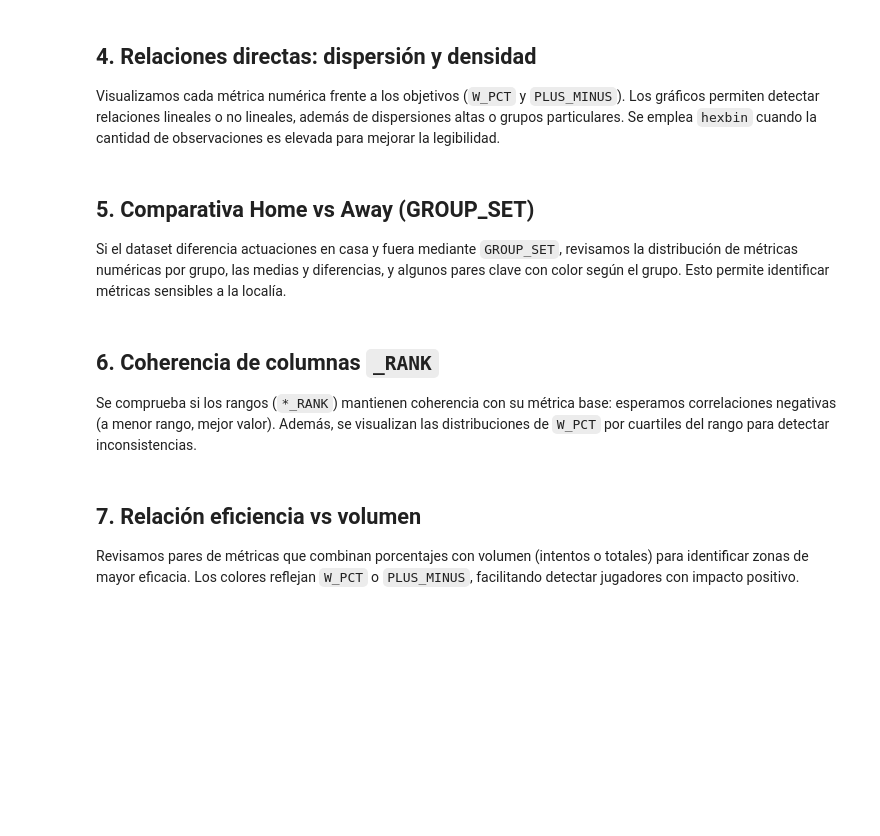
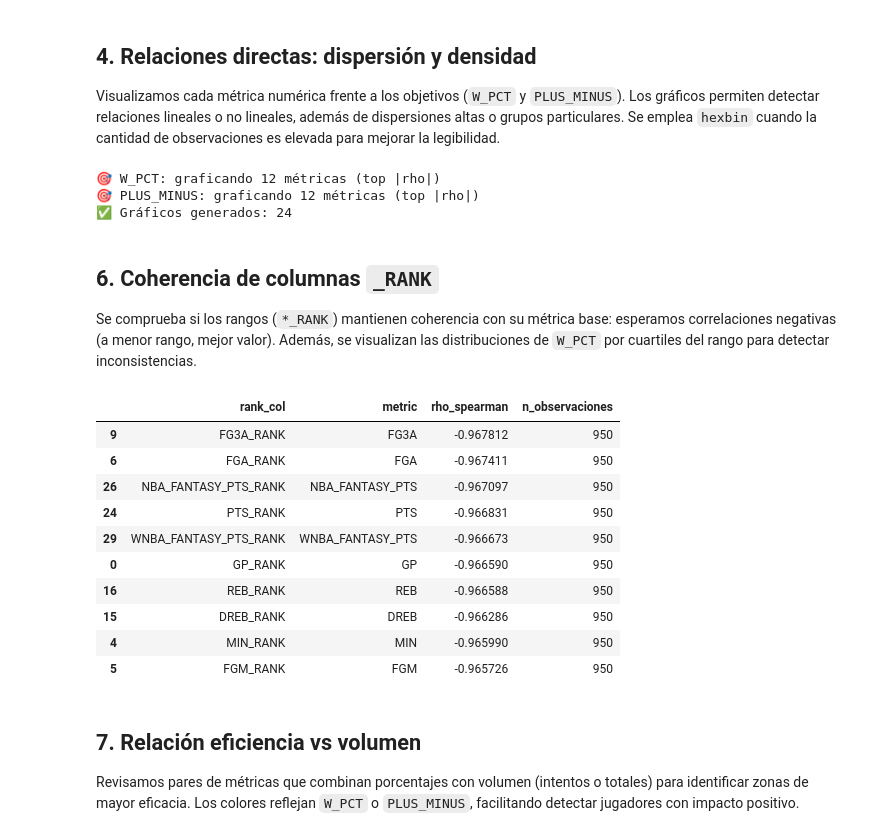
Before and after one commit to diazpablogon/BasketballAnalysis, a Jupyter notebook: 02_processing_data/02a_WL_prediction/02a_params/02a_dashboard.ipynb, the cells around one changed output. Saved outputs shown, nothing was run; the diff lists cells and outputs as text; code cells hidden in the pictures; blank space fills up the shorter version.

```diff
--- a/02_processing_data/02a_WL_prediction/02a_params/02a_dashboard.ipynb
+++ b/02_processing_data/02a_WL_prediction/02a_params/02a_dashboard.ipynb
@@ -220,38 +336,56 @@ else:
 
 Visualizamos cada métrica numérica frente a los objetivos (`W_PCT` y `PLUS_MINUS`). Los gráficos permiten detectar relaciones lineales o no lineales, además de dispersiones altas o grupos particulares. Se emplea `hexbin` cuando la cantidad de observaciones es elevada para mejorar la legibilidad.
 # %%
+# === Parámetros de selección de gráficos ===
+TOP_N_PER_TARGET = 12  # cambia a 4, 10, etc.
+
 def plot_metric_vs_target(metric: str, target: str) -> None:
     if metric not in df.columns or target not in df.columns or df.empty:
         return
     data = df[[metric, target]].dropna()
+    # filtros de calidad mínima
     if data.shape[0] < 15 or data[metric].nunique() <= 3 or data[target].nunique() <= 3:
         return
+
     fig, ax = plt.subplots(figsize=(8, 6))
     if data.shape[0] > 500:
         hb = ax.hexbin(data[metric], data[target], gridsize=30, cmap="viridis", mincnt=1)
         cb = fig.colorbar(hb, ax=ax)
         cb.set_label("Densidad de observaciones")
     else:
-        ax.scatter(data[metric], data[target], alpha=0.6, edgecolor="none", s=35, color="#1f77b4")
+        ax.scatter(data[metric], data[target], alpha=0.6, edgecolor="none", s=35)
+
     ax.set_title(f"{metric} vs {target}")
     ax.set_xlabel(metric)
     ax.set_ylabel(target)
     ax.grid(True, linestyle="--", alpha=0.4)
     plt.tight_layout()
-    save_figure(fig, ensure_dir(FIGURES_DIR / "scatter") / f"{safe_filename(metric)}_vs_{safe_filename(target)}.png")
+
+    out_dir = ensure_dir(FIGURES_DIR / "scatter" / safe_filename(target))
+    out_path = out_dir / f"{safe_filename(metric)}_vs_{safe_filename(target)}.png"
+    save_figure(fig, out_path)
     plt.close(fig)
 
-if not df.empty and target_cols:
-    processed = 0
-    for metric in [c for c in num_cols if c in df.columns]:
-        if metric in target_cols:
+# === Selección de métricas a graficar por target usando correlaciones existentes ===
+if not df.empty and 'corr_tables' in locals() and corr_tables:
+    total_plots = 0
+    for target, corr_df in corr_tables.items():
+        if corr_df.empty:
             continue
-        for target in target_cols:
+        # Top-N por |rho|
+        top_vars = (
+            corr_df.reindex(corr_df["rho_spearman"].abs().sort_values(ascending=False).index)
+                  .head(TOP_N_PER_TARGET)["variable"]
+                  .tolist()
+        )
+        print(f"🎯 {target}: graficando {len(top_vars)} métricas (top |rho|)")
+        for metric in top_vars:
             plot_metric_vs_target(metric, target)
-        processed += 1
-        if processed % 10 == 0:
-            print(f"Procesadas {processed} métricas para gráficos de dispersión/hexbin...")
+            total_plots += 1
+    print(f"✅ Gráficos generados: {total_plots}")
+else:
+    warnings.warn("No hay corr_tables disponibles; genera correlaciones primero para seleccionar las métricas más informativas.")
+# %% [output]
+🎯 W_PCT: graficando 12 métricas (top |rho|)
+🎯 PLUS_MINUS: graficando 12 métricas (top |rho|)
+✅ Gráficos generados: 24
-# %% [markdown]
-## 5. Comparativa Home vs Away (GROUP_SET)
-
-Si el dataset diferencia actuaciones en casa y fuera mediante `GROUP_SET`, revisamos la distribución de métricas numéricas por grupo, las medias y diferencias, y algunos pares clave con color según el grupo. Esto permite identificar métricas sensibles a la localía.
@@ -374,37 +410,60 @@ else:
         rho = data[metric].corr(data[rank_col], method="spearman")
         rank_results.append({
             "rank_col": rank_col,
             "metric": metric,
             "rho_spearman": rho,
             "n_observaciones": int(data.shape[0]),
         })
 
         fig, ax = plt.subplots(figsize=(6, 5))
         sns.scatterplot(data=data, x=metric, y=rank_col, alpha=0.7, ax=ax)
         ax.set_title(f"Coherencia {metric} vs {rank_col} (rho={rho:.2f})")
         ax.set_xlabel(metric)
         ax.set_ylabel(rank_col)
         plt.tight_layout()
         save_figure(fig, ranks_dir / f"scatter_{safe_filename(metric)}_{safe_filename(rank_col)}.png")
         plt.close(fig)
 
         if "W_PCT" in df.columns:
-            temp = df[[rank_col, "W_PCT"]].dropna()
+            temp = df[[rank_col, "W_PCT"]].copy().dropna()
             if not temp.empty:
-                quartiles = pd.qcut(temp[rank_col], q=4, labels=["Q1", "Q2", "Q3", "Q4"], duplicates="drop")
+                # Asegura numérico y elimina NaN antes de qcut
+                rnum = pd.to_numeric(temp[rank_col], errors="coerce")
+                valid = rnum.notna()
+                temp = temp.loc[valid]
+                rnum = rnum.loc[valid]
+
+                # qcut con bins colapsables; luego renombramos según nº real de bins
+                qseries = pd.qcut(rnum, q=4, duplicates="drop")
+                labels = [f"Q{i}" for i in range(1, len(qseries.cat.categories) + 1)]
+                quartiles = qseries.cat.rename_categories(labels)
+
+                # Boxplot por quantiles del rank
                 fig, ax = plt.subplots(figsize=(6, 5))
                 sns.boxplot(x=quartiles, y=temp["W_PCT"], palette="Blues", ax=ax)
-                ax.set_title(f"W_PCT por cuartiles de {rank_col}")
-                ax.set_xlabel("Cuartil del rango")
+                ax.set_title(f"W_PCT por quantiles de {rank_col}")
+                ax.set_xlabel("Quantil del rango")
                 ax.set_ylabel("W_PCT")
                 plt.tight_layout()
                 save_figure(fig, ranks_dir / f"boxplot_wpct_{safe_filename(rank_col)}.png")
                 plt.close(fig)
 
     if rank_results:
         rank_df = pd.DataFrame(rank_results).sort_values("rho_spearman")
         (ranks_table_dir / "coherencia_ranks.csv").write_text(rank_df.to_csv(index=False))
         display(rank_df.head(10))
+# %% [output]
+|  | rank_col | metric | rho_spearman | n_observaciones |
+| 9 | FG3A_RANK | FG3A | -0.967812 | 950 |
+| 6 | FGA_RANK | FGA | -0.967411 | 950 |
+| 26 | NBA_FANTASY_PTS_RANK | NBA_FANTASY_PTS | -0.967097 | 950 |
+| 24 | PTS_RANK | PTS | -0.966831 | 950 |
+| 29 | WNBA_FANTASY_PTS_RANK | WNBA_FANTASY_PTS | -0.966673 | 950 |
+| 0 | GP_RANK | GP | -0.966590 | 950 |
+| 16 | REB_RANK | REB | -0.966588 | 950 |
+| 15 | DREB_RANK | DREB | -0.966286 | 950 |
+| 4 | MIN_RANK | MIN | -0.965990 | 950 |
+| 5 | FGM_RANK | FGM | -0.965726 | 950 |
 # %% [markdown]
 ## 7. Relación eficiencia vs volumen
 
```
Also changed, not shown: parts of 8 cells of this notebook, 8 other files.
